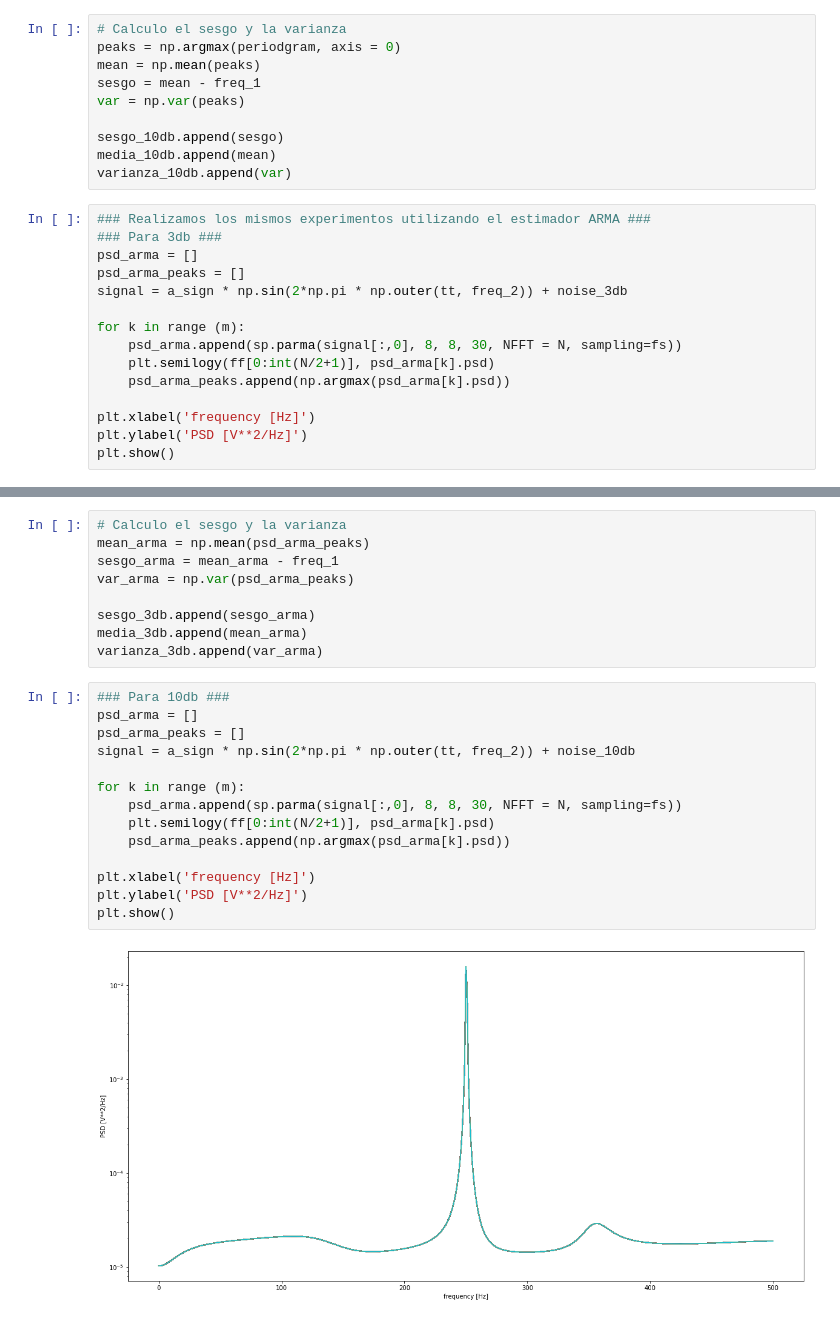
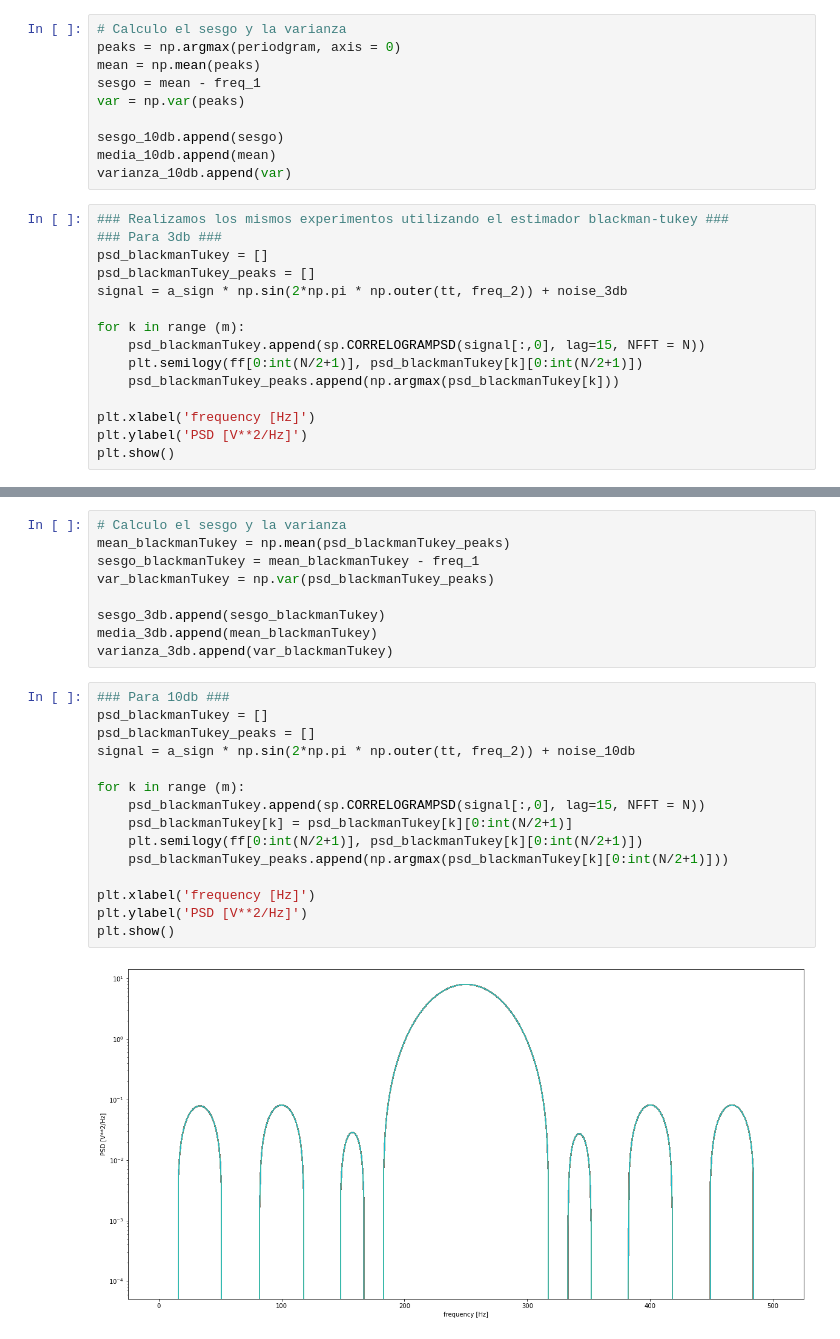
Before and after one commit to SalviaN94/PDS2021, a Jupyter notebook: EstimacionEspectral_Welch.ipynb, the cells around one changed output, grey strips where cells are left out. Saved outputs shown, nothing was run; the diff lists cells and outputs as text.

```diff
--- a/EstimacionEspectral_Welch.ipynb
+++ b/EstimacionEspectral_Welch.ipynb
@@ -160,16 +160,16 @@ sesgo_10db.append(sesgo)
 media_10db.append(mean)
 varianza_10db.append(var)
 # %%
-### Realizamos los mismos experimentos utilizando el estimador ARMA ###
+### Realizamos los mismos experimentos utilizando el estimador blackman-tukey ###
 ### Para 3db ###
-psd_arma = []
-psd_arma_peaks = []
+psd_blackmanTukey = []
+psd_blackmanTukey_peaks = []
 signal = a_sign * np.sin(2*np.pi * np.outer(tt, freq_2)) + noise_3db
 
 for k in range (m):
-    psd_arma.append(sp.parma(signal[:,0], 8, 8, 30, NFFT = N, sampling=fs))
-    plt.semilogy(ff[0:int(N/2+1)], psd_arma[k].psd)
-    psd_arma_peaks.append(np.argmax(psd_arma[k].psd))
+    psd_blackmanTukey.append(sp.CORRELOGRAMPSD(signal[:,0], lag=15, NFFT = N))
+    plt.semilogy(ff[0:int(N/2+1)], psd_blackmanTukey[k][0:int(N/2+1)])
+    psd_blackmanTukey_peaks.append(np.argmax(psd_blackmanTukey[k]))
 
 plt.xlabel('frequency [Hz]')
 plt.ylabel('PSD [V**2/Hz]')
@@ -179,27 +179,28 @@ plt.show()
 # %%
 # Calculo el sesgo y la varianza
-mean_arma = np.mean(psd_arma_peaks)
-sesgo_arma = mean_arma - freq_1
-var_arma = np.var(psd_arma_peaks)
+mean_blackmanTukey = np.mean(psd_blackmanTukey_peaks)
+sesgo_blackmanTukey = mean_blackmanTukey - freq_1
+var_blackmanTukey = np.var(psd_blackmanTukey_peaks)
 
-sesgo_3db.append(sesgo_arma)
-media_3db.append(mean_arma)
-varianza_3db.append(var_arma)
+sesgo_3db.append(sesgo_blackmanTukey)
+media_3db.append(mean_blackmanTukey)
+varianza_3db.append(var_blackmanTukey)
 # %%
 ### Para 10db ###
-psd_arma = []
-psd_arma_peaks = []
+psd_blackmanTukey = []
+psd_blackmanTukey_peaks = []
 signal = a_sign * np.sin(2*np.pi * np.outer(tt, freq_2)) + noise_10db
 
 for k in range (m):
-    psd_arma.append(sp.parma(signal[:,0], 8, 8, 30, NFFT = N, sampling=fs))
-    plt.semilogy(ff[0:int(N/2+1)], psd_arma[k].psd)
-    psd_arma_peaks.append(np.argmax(psd_arma[k].psd))
+    psd_blackmanTukey.append(sp.CORRELOGRAMPSD(signal[:,0], lag=15, NFFT = N))
+    psd_blackmanTukey[k] = psd_blackmanTukey[k][0:int(N/2+1)]
+    plt.semilogy(ff[0:int(N/2+1)], psd_blackmanTukey[k][0:int(N/2+1)])
+    psd_blackmanTukey_peaks.append(np.argmax(psd_blackmanTukey[k][0:int(N/2+1)]))
 
 plt.xlabel('frequency [Hz]')
 plt.ylabel('PSD [V**2/Hz]')
 plt.show()
 # %% [output]
-[figure, old version]
+[figure, new version]
 # %%
 # Calculo el sesgo y la varianza
```
Also changed, not shown: parts of 9 cells of this notebook.
